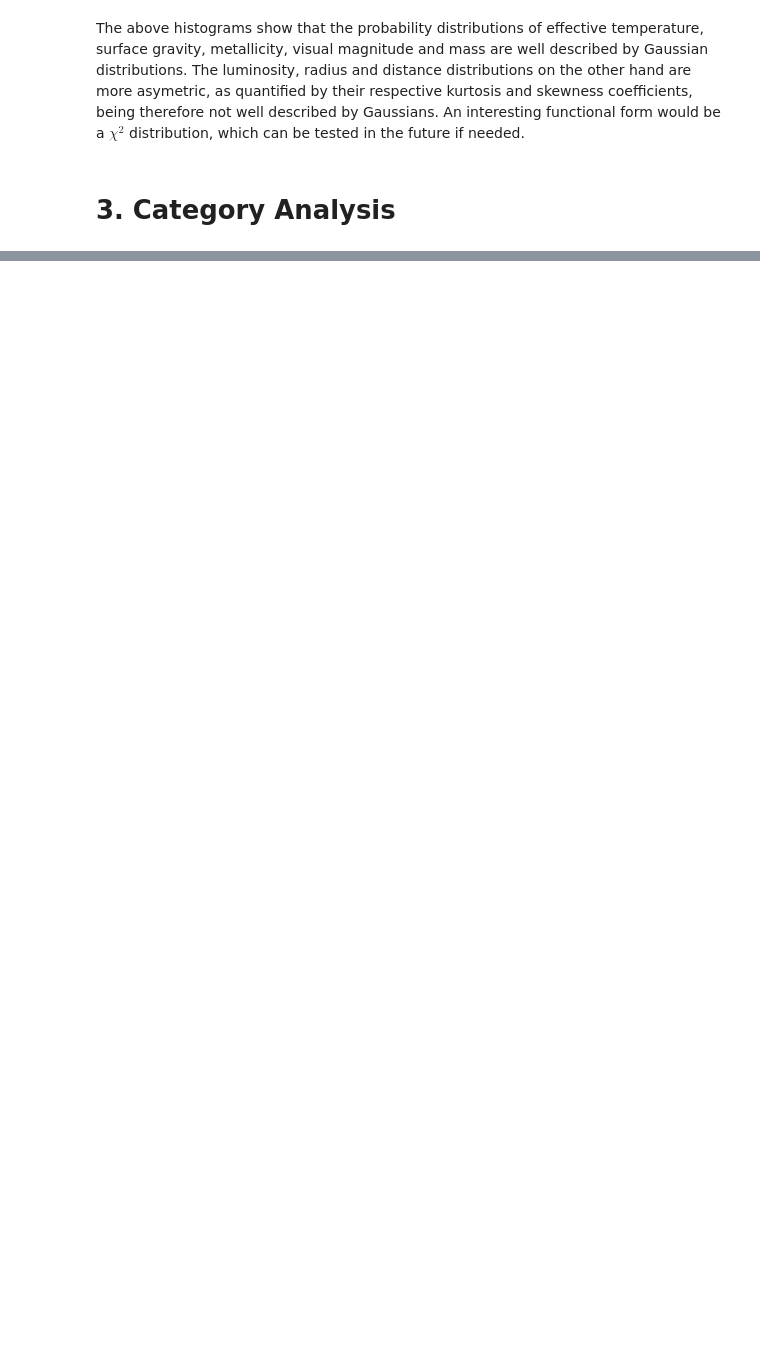
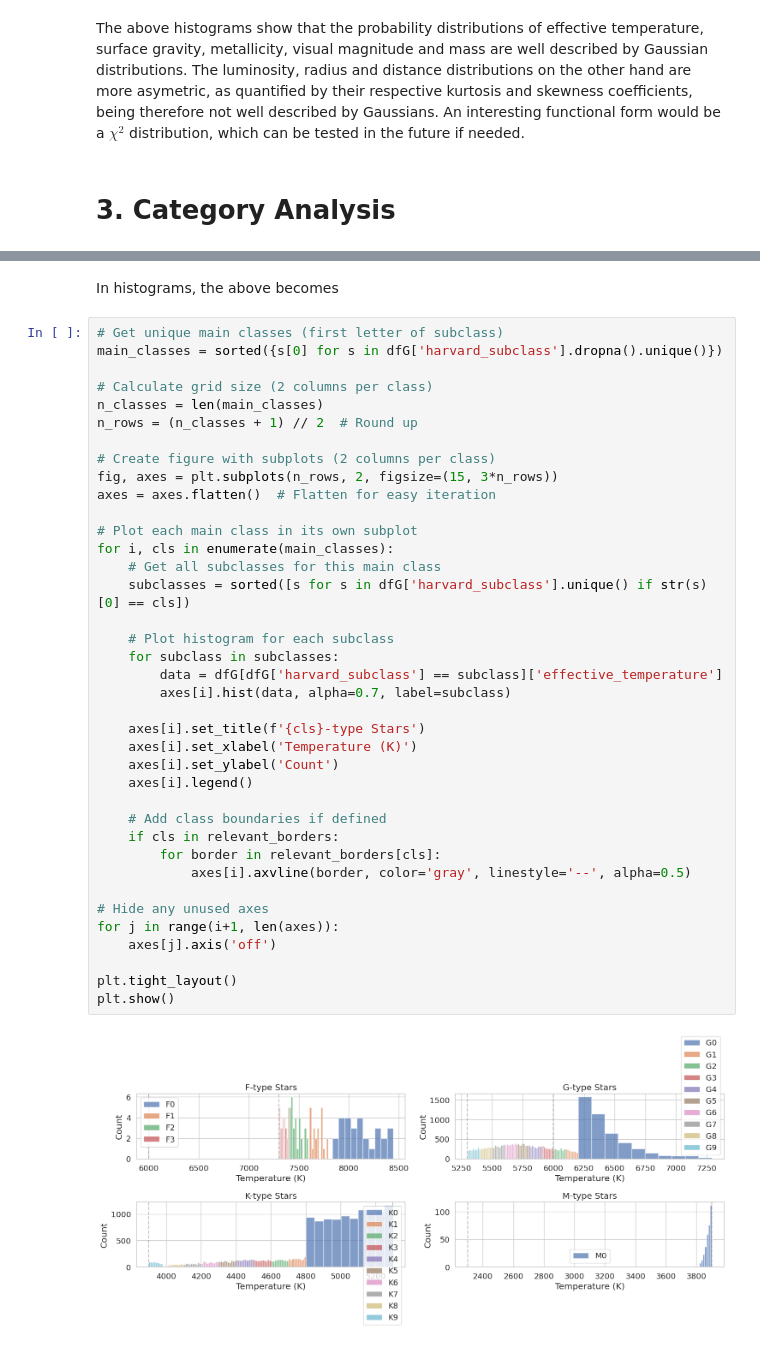
Before and after one commit to LFD103108/Star-Classification, a Jupyter notebook: notebooks/2.data_visualization.ipynb, the cells around one changed output, grey strips where cells are left out. Saved outputs shown, nothing was run; the diff lists cells and outputs as text; blank space fills up the shorter version.

```diff
--- a/notebooks/2.data_visualization.ipynb
+++ b/notebooks/2.data_visualization.ipynb
@@ -834,0 +612,42 @@ From the above histograms, one concludes that the mass and visual magnitude feat
+# %% [markdown]
+In histograms, the above becomes
+# %%
+# Get unique main classes (first letter of subclass)
+main_classes = sorted({s[0] for s in dfG['harvard_subclass'].dropna().unique()})
+
+# Calculate grid size (2 columns per class)
+n_classes = len(main_classes)
+n_rows = (n_classes + 1) // 2  # Round up
+
+# Create figure with subplots (2 columns per class)
+fig, axes = plt.subplots(n_rows, 2, figsize=(15, 3*n_rows))
+axes = axes.flatten()  # Flatten for easy iteration
+
+# Plot each main class in its own subplot
+for i, cls in enumerate(main_classes):
+    # Get all subclasses for this main class
+    subclasses = sorted([s for s in dfG['harvard_subclass'].unique() if str(s)[0] == cls])
+
+    # Plot histogram for each subclass
+    for subclass in subclasses:
+        data = dfG[dfG['harvard_subclass'] == subclass]['effective_temperature']
+        axes[i].hist(data, alpha=0.7, label=subclass)
+
+    axes[i].set_title(f'{cls}-type Stars')
+    axes[i].set_xlabel('Temperature (K)')
+    axes[i].set_ylabel('Count')
+    axes[i].legend()
+
+    # Add class boundaries if defined
+    if cls in relevant_borders:
+        for border in relevant_borders[cls]:
+            axes[i].axvline(border, color='gray', linestyle='--', alpha=0.5)
+
+# Hide any unused axes
+for j in range(i+1, len(axes)):
+    axes[j].axis('off')
+
+plt.tight_layout()
+plt.show()
+# %% [output]
+[figure, added]
```
Also changed, not shown: parts of 32 cells of this notebook, 1 other file.
